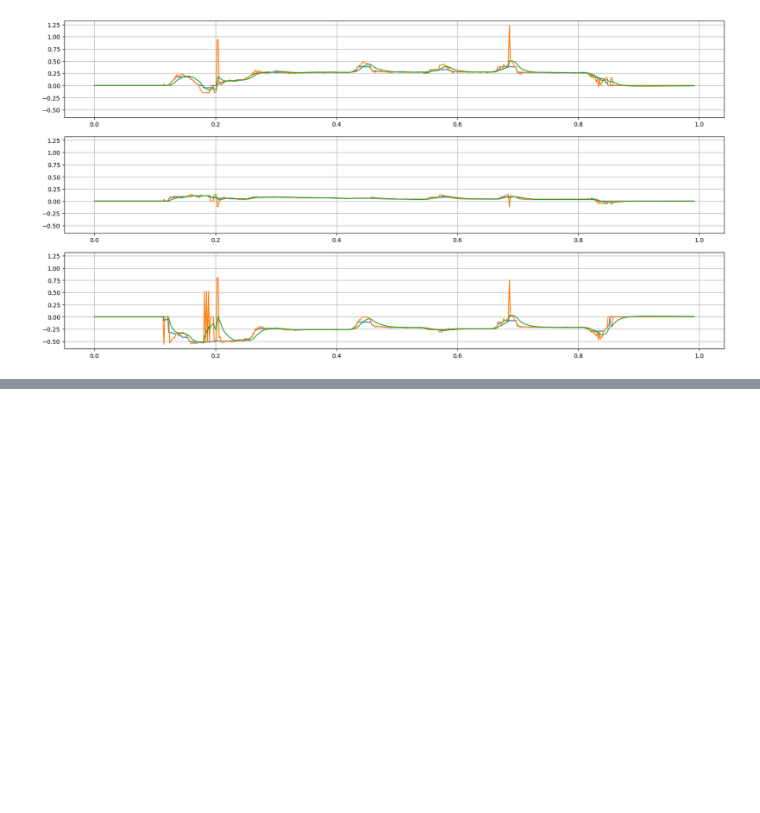
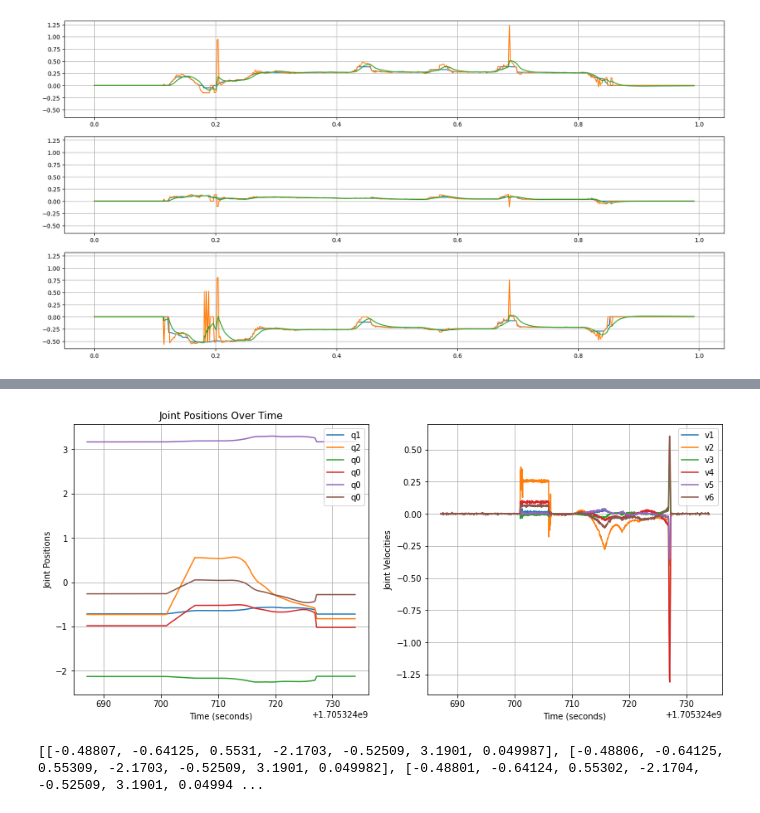
Before and after one commit to fzoric8/ros_utils, a Jupyter notebook: bags/kalmanfilter.ipynb, the cells around one changed output, grey strips where cells are left out. Cells and saved outputs as stored; diff of their text form; code cells hidden in the pictures; blank space fills up the shorter version.

```diff
--- a/bags/kalmanfilter.ipynb
+++ b/bags/kalmanfilter.ipynb
@@ -407,0 +586,47 @@ axs[2].grid()
+# %%
+t = q["t"]
+q0 = q["p0"]; v0 = q["v0"]
+q1 = q["p1"]; v1 = q["v1"]
+q2 = q["p2"]; v2 = q["v2"]
+q3 = q["p3"]; v3 = q["v3"]
+q4 = q["p4"]; v4 = q["v4"]
+q5 = q["p5"]; v5 = q["v5"]
+q6 = q["p6"]; v6 = q["v6"]
+
+fig, axs = plt.subplots(1, 2, figsize=(14, 6))  # 1 row, 2 columnsplt.plot(t, q0, label="q0"); plt.plot(t, v0, label="v0")
+axs[0].plot(t, q1, label="q1"); axs[1].plot(t, v1, label="v1");
+axs[0].plot(t, q2, label="q2"); axs[1].plot(t, v2, label="v2")
+axs[0].plot(t, q3, label="q0"); axs[1].plot(t, v3, label="v3")
+axs[0].plot(t, q4, label="q0"); axs[1].plot(t, v4, label="v4")
+axs[0].plot(t, q5, label="q0"); axs[1].plot(t, v5, label="v5")
+axs[0].plot(t, q6, label="q0"), axs[1].plot(t, v6, label="v6")
+axs[0].set_title('Joint Positions Over Time')
+axs[0].grid(True); axs[1].grid(True)
+axs[0].legend(), axs[1].legend()
+axs[0].set_xlabel('Time (seconds)'); axs[1].set_xlabel('Time (seconds)')
+axs[0].set_ylabel('Joint Positions'); axs[1].set_ylabel('Joint Velocities')
+plt.show()
+# %% [output]
+[figure, added]
+# %%
+import csv
+
+def read_file(file_path):
+    a_ = []
+    with open(file_path, 'r') as file:
+        for row in file:
+            a = [float(i) for i in row.split(",")]
+            a_.append(a)
+    return a_
+
+
+# Example usage:
+file_path = 'your_file.txt'
+
+# Example usage:
+csv_file_path = '/home/zozan/Work/FER/ros_utils/bags/lab0_hocook_Q.txt'  # Replace with the path to your CSV file
+a = read_file(csv_file_path)
+
+print(a)
+# %% [output]
+[[-0.48807, -0.64125, 0.5531, -2.1703, -0.52509, 3.1901, 0.049987], [-0.48806, -0.64125, 0.55309, -2.1703, -0.52509, 3.1901, 0.049982], [-0.48801, -0.64124, 0.55302, -2.1704, -0.52509, 3.1901, 0.04994 ...
```
Also changed, not shown: parts of 16 cells of this notebook.
